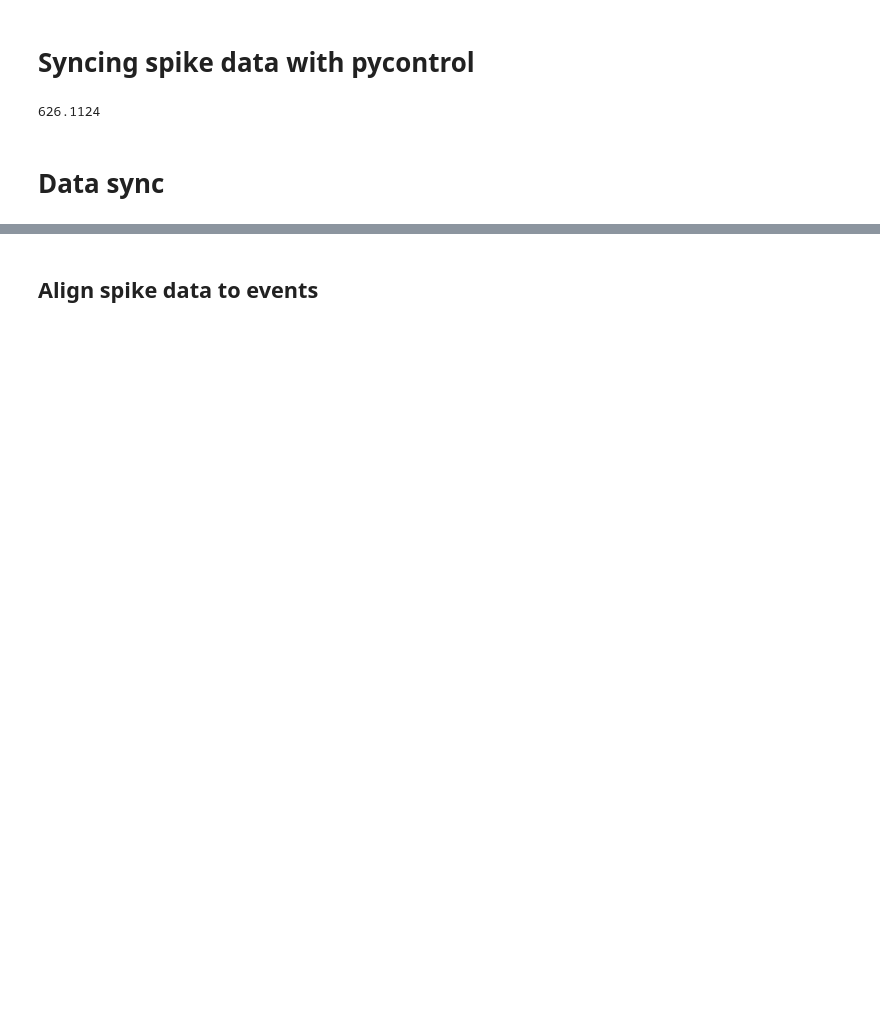
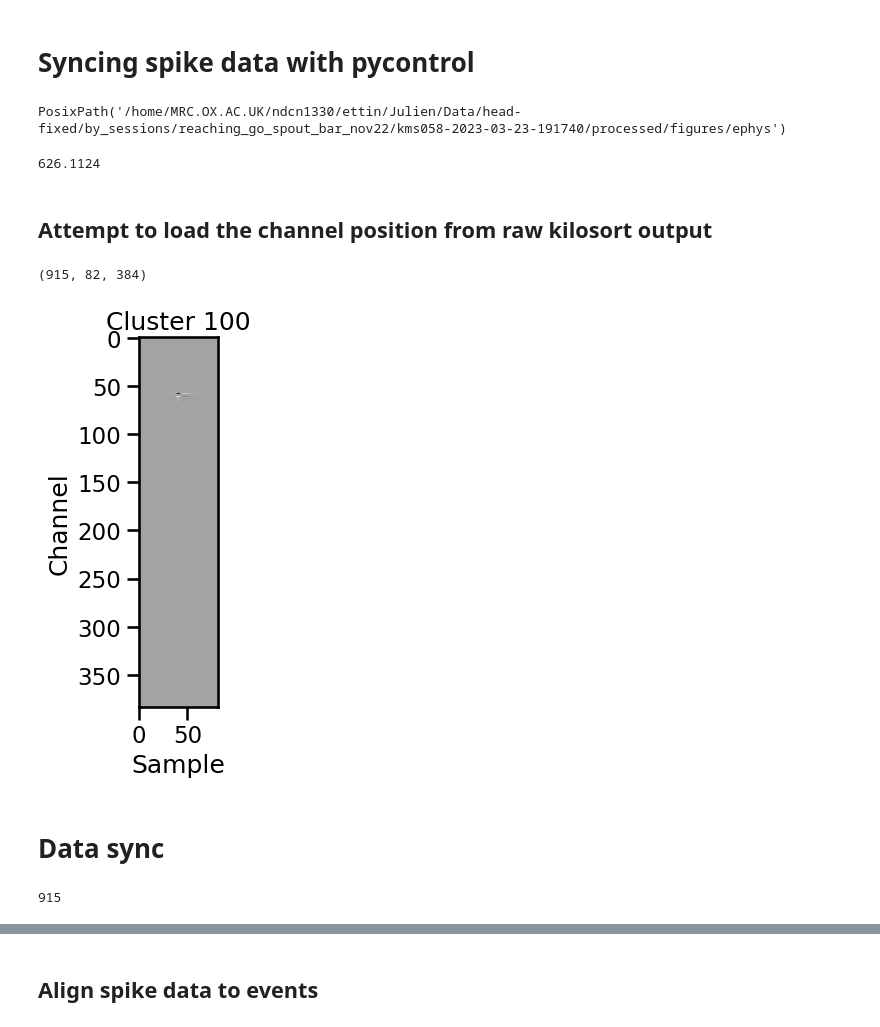
Before and after one commit to Magill-ASAP-team/trialexp, a Jupyter notebook: notebooks/workflow/Spike sync.ipynb, the cells around one changed output, grey strips where cells are left out. Cells and saved outputs as stored; diff of their text form; code cells hidden in the pictures; blank space fills up the shorter version.

Commit message:
include code for plotting figures

```diff
--- a/notebooks/workflow/Spike sync.ipynb
+++ b/notebooks/workflow/Spike sync.ipynb
@@ -20,12 +20,15 @@ from trialexp.process.pycontrol import event_filters
 import seaborn as sns
 from mpl_toolkits.axes_grid1 import make_axes_locatable
 # %%
-sel_probe = 'ProbeA'
+sel_probe = 'ProbeB'
 # %%
 base = Path('/home/MRC.OX.AC.UK/ndcn1330/ettin')
 path = base / Path('Julien/Data/head-fixed/by_sessions/reaching_go_spout_bar_nov22/kms058-2023-03-23-191740/ephys/sorting')
 # %%
-figure_output = Path('Julien/Data/head-fixed/by_sessions/reaching_go_spout_bar_nov22/kms058-2023-03-23-191740/processed/figures/ephys')
+figure_output = base/Path('Julien/Data/head-fixed/by_sessions/reaching_go_spout_bar_nov22/kms058-2023-03-23-191740/processed/figures/ephys')
+figure_output
+# %% [output]
+PosixPath('/home/MRC.OX.AC.UK/ndcn1330/ettin/Julien/Data/head-fixed/by_sessions/reaching_go_spout_bar_nov22/kms058-2023-03-23-191740/processed/figures/ephys')
 # %%
 # Manualliy find the correct timestamp file for now
 rec_properties = pd.read_csv(path.parent/'rec_properties.csv')
@@ -37,3 +40,20 @@ tstart = rec_properties.tstart.iloc[0]
 tstart
 # %% [output]
 626.1124
+# %% [markdown]
+## Attempt to load the channel position from raw kilosort output
+# %%
+koutput_folder = path/'output'/sel_probe
+# %%
+templates = np.load(koutput_folder/'templates.npy')
+templates.shape
+# %% [output]
+(915, 82, 384)
+# %%
+cluster_id = 100
+plt.imshow(templates[cluster_id,:,:].T, cmap='gray');
+plt.ylabel('Channel')
+plt.xlabel('Sample')
+plt.title(f'Cluster {cluster_id}');
+# %% [output]
+[figure, added]
@@ -54,13 +82,14 @@ probe_sorting = si.load_extractor(path/sel_probe)
 # %%
 # Sync and  all the sorting to ms
-# spike time from sorting count from the beginning of the recording
+# spike time from kilosort count from the beginning of the recording
 # where the rsync time count from the beginning of the open ephys session
 # so we need to shift the spike time to the ephys rsync time unit first
 
 def get_sorting_spiketime(sorting,rsync,tstart, Fs=30000):
     spike_times = []
     max_time = 0
-    for id in tqdm(probe_sorting.get_unit_ids()):
+    for id in tqdm(unit_ids_sorted):
+        ks_label = probe_sorting.get_unit_property(id, 'KSLabel') # for future
         spk_time = probe_sorting.get_unit_spike_train(id)
         spk_time = (spk_time/Fs+tstart)*1000 #need to shift by the starting time of recording
         spk_time = rsync.A_to_B(spk_time)
@@ -71,6 +100,9 @@ def get_sorting_spiketime(sorting,rsync,tstart, Fs=30000):
     return spike_times
 
 spike_times = get_sorting_spiketime(probe_sorting, rsync, tstart)
+print(len(spike_times))
+# %% [output]
+915
 # %%
 # load xarray data and use that to bin the firing rate
 xr_session = xr.load_dataset(path.parents[1]/'processed'/'xr_session.nc')
```
Also changed, not shown: parts of 17 cells of this notebook.
